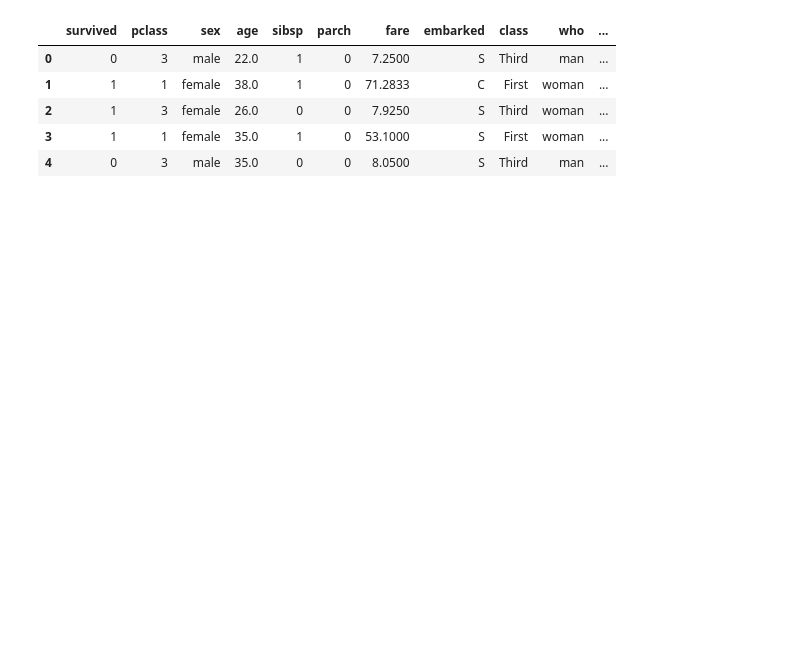
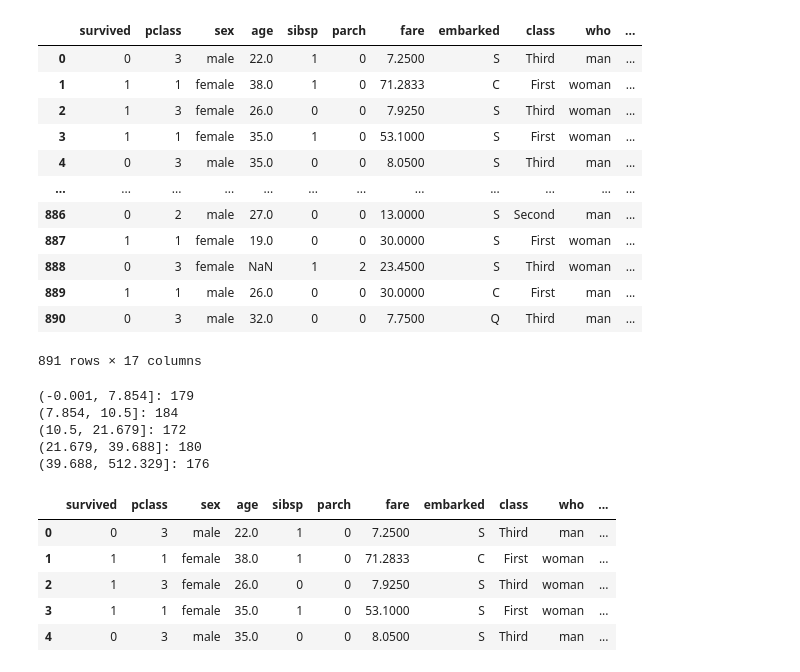
Before and after one commit to vanyagoncharov/CourseMLResourse, a Jupyter notebook: dz_20_titanic.ipynb, the cells around one changed output. Cells and saved outputs as stored; diff of their text form; code cells hidden in the pictures; blank space fills up the shorter version.

```diff
--- a/dz_20_titanic.ipynb
+++ b/dz_20_titanic.ipynb
@@ -11,8 +16,50 @@ import numpy as np
 import matplotlib.pyplot as plt
 # %%
 # Загрузка данных
-data = sns.load_dataset('titanic')
+df = sns.load_dataset('titanic')
+
+# Предобработка данных
+# заменяем значения True и False на 1 и 0
+data['alone'] = df['alone'].replace({True: 1, False: 0})
+# заменяем значения yes и no на 1 и 0
+data['alive'] = df['alive'].replace({'yes': 1, 'no': 0})
+
 # Разделение на целевую переменную и показатели
 X = data.drop(columns='survived')
 y = data["survived"]
+# %%
+# задаем границы интервалов
+bins = [0, 100, 200, float('inf')]
+
+# разбиваем значения на интервалы и сохраняем результат в новую колонку 'interval'
+df['fare_bins'] = pd.cut(df['fare'], bins=bins, labels=['0-100', '100-200', '200+'])
+
+df
+# %% [output]
+|  | survived | pclass | sex | age | sibsp | parch | fare | embarked | class | who | ... |
+| 0 | 0 | 3 | male | 22.0 | 1 | 0 | 7.2500 | S | Third | man | ... |
+| 1 | 1 | 1 | female | 38.0 | 1 | 0 | 71.2833 | C | First | woman | ... |
+| 2 | 1 | 3 | female | 26.0 | 0 | 0 | 7.9250 | S | Third | woman | ... |
+| 3 | 1 | 1 | female | 35.0 | 1 | 0 | 53.1000 | S | First | woman | ... |
+| 4 | 0 | 3 | male | 35.0 | 0 | 0 | 8.0500 | S | Third | man | ... |
+| ... | ... | ... | ... | ... | ... | ... | ... | ... | ... | ... | ... |
+| 886 | 0 | 2 | male | 27.0 | 0 | 0 | 13.0000 | S | Second | man | ... |
+| 887 | 1 | 1 | female | 19.0 | 0 | 0 | 30.0000 | S | First | woman | ... |
+| 888 | 0 | 3 | female | NaN | 1 | 2 | 23.4500 | S | Third | woman | ... |
+| 889 | 1 | 1 | male | 26.0 | 0 | 0 | 30.0000 | C | First | man | ... |
+| 890 | 0 | 3 | male | 32.0 | 0 | 0 | 7.7500 | Q | Third | man | ... |
+891 rows × 17 columns
+# %%
+# считаем количество уникальных значений в колонке 'column1' и сортируем результат по возрастанию
+value_counts = df['bins'].value_counts().sort_index()
+
+# выводим результат в формате "значение: количество"
+for value, count in value_counts.items():
+    print(f"{value}: {count}")
+# %% [output]
+(-0.001, 7.854]: 179
+(7.854, 10.5]: 184
+(10.5, 21.679]: 172
+(21.679, 39.688]: 180
+(39.688, 512.329]: 176
 # %%
```
Also changed, not shown: parts of 16 cells of this notebook.
